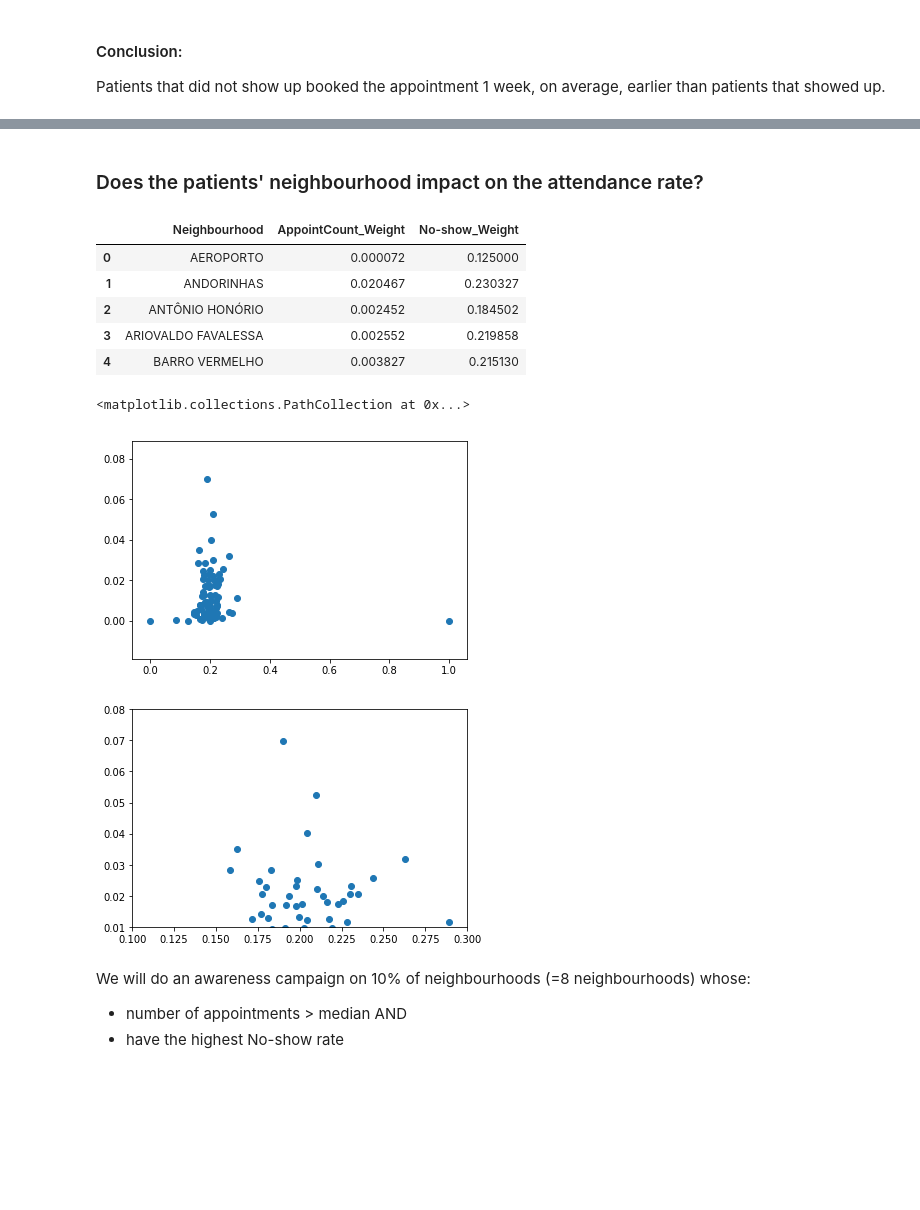
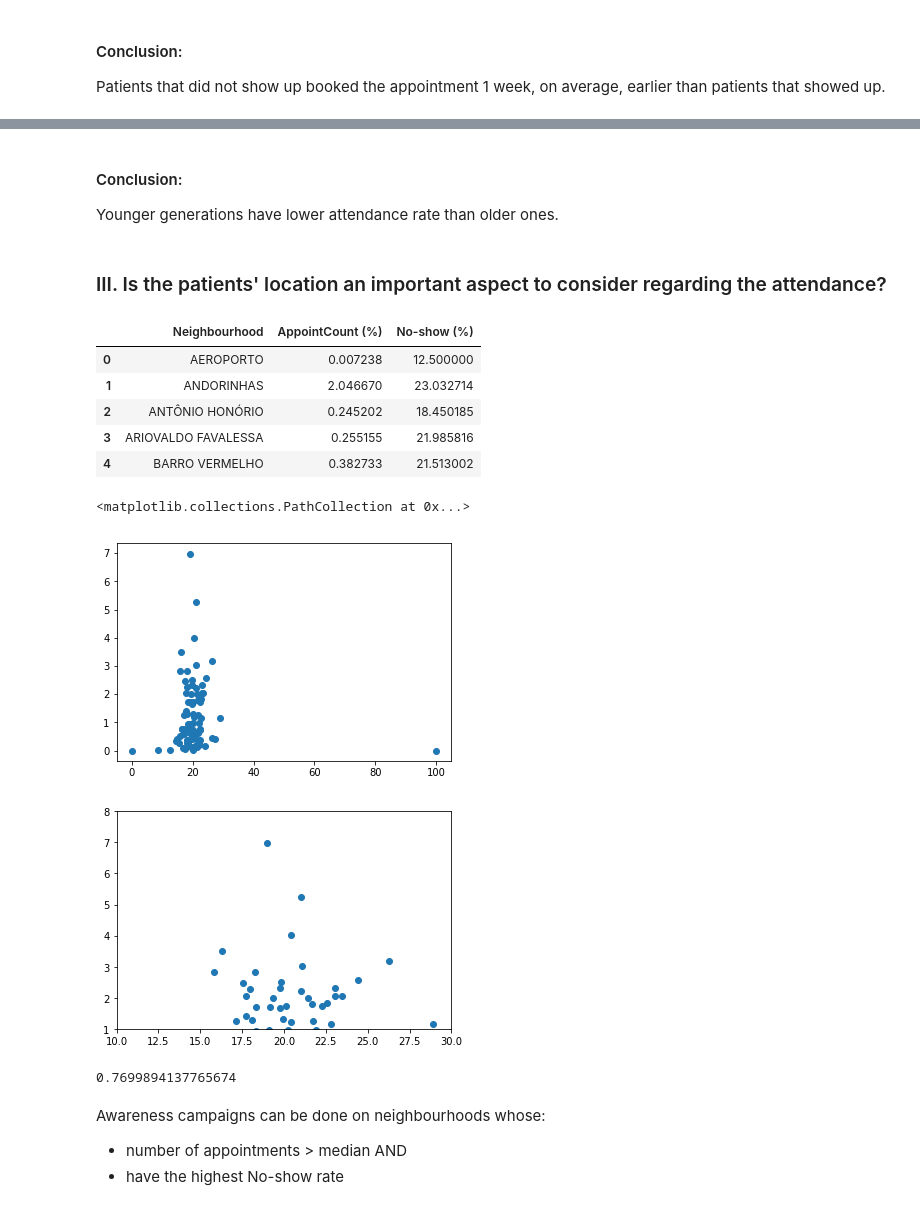
Before and after one commit to javiless/No-show, a Jupyter notebook: NoShow_Appointments.ipynb, the cells around one changed output, grey strips where cells are left out. Drawn from its saved outputs; the diff is of its cells as text; code cells hidden in the pictures; blank space fills up the shorter version.

```diff
--- a/NoShow_Appointments.ipynb
+++ b/NoShow_Appointments.ipynb
@@ -415,11 +415,14 @@ Text(0,0.5,'No-show average')
-# %% [markdown]
-### Does the patients' neighbourhood impact on the attendance rate?
+# %% [markdown]
+#### Conclusion:
+Younger generations have lower attendance rate than older ones.
+# %% [markdown]
+### III. Is the patients' location an important aspect to consider regarding the attendance?
 # %%
 #No-show mean is calculated by neighbourhood
-Neigh_NoShow = df.groupby('Neighbourhood')['No-show'].mean()
+Neigh_NoShow = df.groupby('Neighbourhood')['No-show'].mean()*100
 # %%
 #Appointment count percentage is calculated by neighbourhood
-Neigh_CountWeight = df.groupby('Neighbourhood')['AppointmentID'].count()/df.shape[0]
+Neigh_CountWeight = df.groupby('Neighbourhood')['AppointmentID'].count()*100/df.shape[0]
 # %%
 #Index is reset
 Neigh_NoShow=Neigh_NoShow.reset_index()
@@ -427,30 +430,34 @@ Neigh_CountWeight=Neigh_CountWeight.reset_index()
 # %%
 #Both dataframes are merged and columns renamed
 Neighbourhood_Stats = Neigh_CountWeight.merge(Neigh_NoShow)
-Neighbourhood_Stats=Neighbourhood_Stats.rename(columns={"AppointmentID":"AppointCount_Weight","No-show":"No-show_Weight"})
+Neighbourhood_Stats=Neighbourhood_Stats.rename(columns={"AppointmentID":"AppointCount (%)","No-show":"No-show (%)"})
 Neighbourhood_Stats.head()
 # %% [output]
-|  | Neighbourhood | AppointCount_Weight | No-show_Weight |
-| 0 | AEROPORTO | 0.000072 | 0.125000 |
-| 1 | ANDORINHAS | 0.020467 | 0.230327 |
-| 2 | ANTÔNIO HONÓRIO | 0.002452 | 0.184502 |
-| 3 | ARIOVALDO FAVALESSA | 0.002552 | 0.219858 |
-| 4 | BARRO VERMELHO | 0.003827 | 0.215130 |
+|  | Neighbourhood | AppointCount (%) | No-show (%) |
+| 0 | AEROPORTO | 0.007238 | 12.500000 |
+| 1 | ANDORINHAS | 2.046670 | 23.032714 |
+| 2 | ANTÔNIO HONÓRIO | 0.245202 | 18.450185 |
+| 3 | ARIOVALDO FAVALESSA | 0.255155 | 21.985816 |
+| 4 | BARRO VERMELHO | 0.382733 | 21.513002 |
 # %%
 #Represent both variables in a scatter plot
-plt.scatter(Neighbourhood_Stats['No-show_Weight'],Neighbourhood_Stats['AppointCount_Weight'])
+plt.scatter(Neighbourhood_Stats['No-show (%)'],Neighbourhood_Stats['AppointCount (%)'])
 # %% [output]
 <matplotlib.collections.PathCollection at 0x...>
-[figure, old version]
+[figure, new version]
 # %%
 #Represent both variables in a scatter plot (zoomed in)
-plt.scatter(Neighbourhood_Stats['No-show_Weight'],Neighbourhood_Stats['AppointCount_Weight'])
-plt.xlim([0.1,0.3])
-plt.ylim([0.01,0.08]);
+plt.scatter(Neighbourhood_Stats['No-show (%)'],Neighbourhood_Stats['AppointCount (%)'])
+plt.xlim([10,30])
+plt.ylim([1,8]);
 # %% [output]
-[figure, old version]
+[figure, new version]
+# %%
+Neighbourhood_Stats['AppointCount (%)'].median()
+# %% [output]
+0.7699894137765674
 # %% [markdown]
-We will do an awareness campaign on 10% of neighbourhoods (=8 neighbourhoods) whose:
+Awareness campaigns can be done on neighbourhoods whose:
  - number of appointments > median AND
  - have the highest No-show rate
 # %%
```
Also changed, not shown: parts of 36 cells of this notebook.
